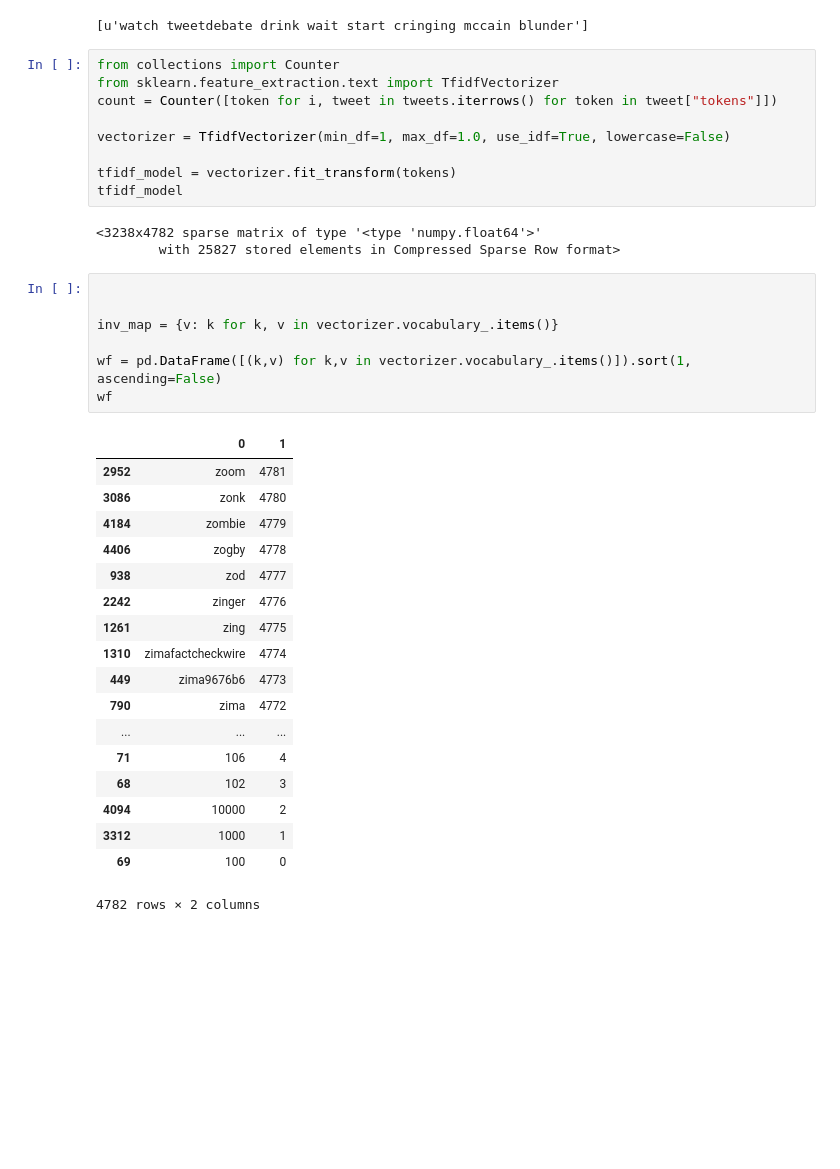
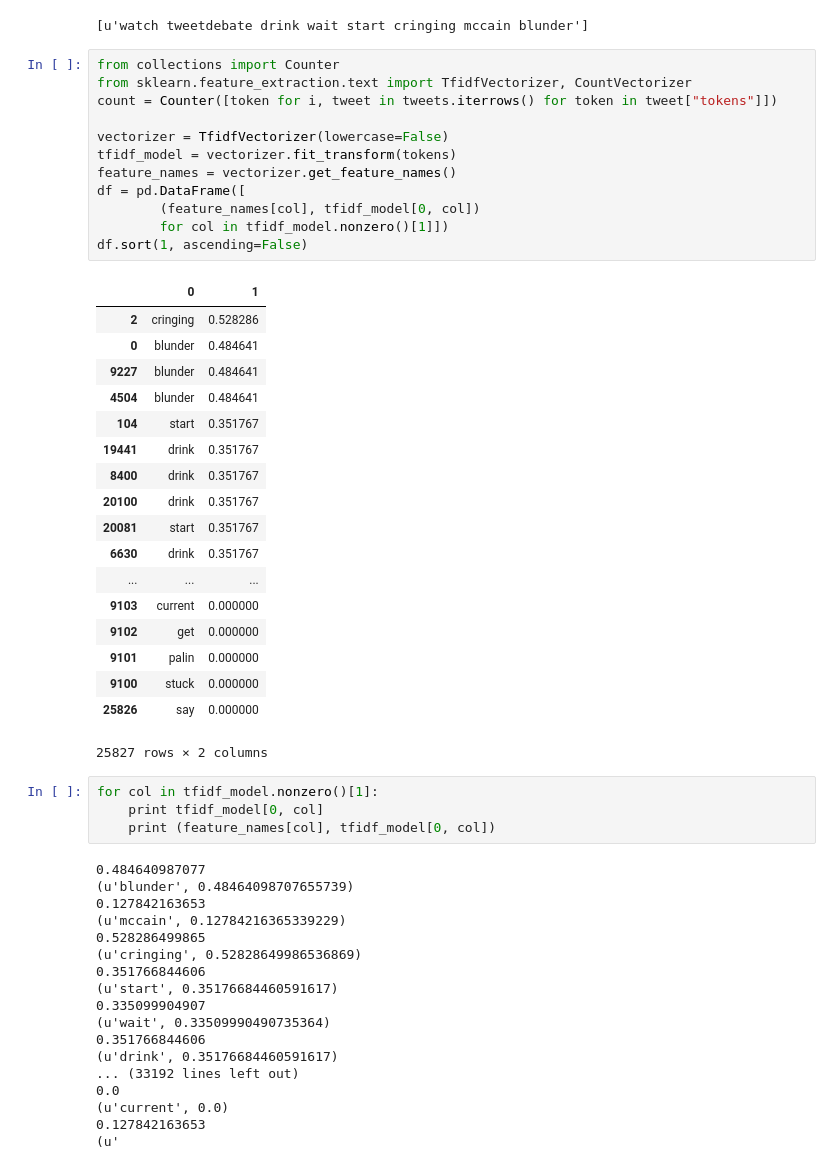
Before and after one commit to ralucacocioban/SentimentClassification, a Jupyter notebook: Sentiment.ipynb, the cells around one changed output. Cells and saved outputs as stored; diff of their text form; blank space fills up the shorter version.

```diff
--- a/Sentiment.ipynb
+++ b/Sentiment.ipynb
@@ -75,39 +75,54 @@ tokens[:1]
 [u'watch tweetdebate drink wait start cringing mccain blunder']
 # %%
 from collections import Counter
-from sklearn.feature_extraction.text import TfidfVectorizer
+from sklearn.feature_extraction.text import TfidfVectorizer, CountVectorizer
 count = Counter([token for i, tweet in tweets.iterrows() for token in tweet["tokens"]])
 
-vectorizer = TfidfVectorizer(min_df=1, max_df=1.0, use_idf=True, lowercase=False)
-
+vectorizer = TfidfVectorizer(lowercase=False)
 tfidf_model = vectorizer.fit_transform(tokens)
-tfidf_model
+feature_names = vectorizer.get_feature_names()
+df = pd.DataFrame([
+        (feature_names[col], tfidf_model[0, col])
+        for col in tfidf_model.nonzero()[1]])
+df.sort(1, ascending=False)
 # %% [output]
+|  | 0 | 1 |
+| 2 | cringing | 0.528286 |
+| 0 | blunder | 0.484641 |
+| 9227 | blunder | 0.484641 |
+| 4504 | blunder | 0.484641 |
+| 104 | start | 0.351767 |
+| 19441 | drink | 0.351767 |
+| 8400 | drink | 0.351767 |
+| 20100 | drink | 0.351767 |
+| 20081 | start | 0.351767 |
+| 6630 | drink | 0.351767 |
+| ... | ... | ... |
+| 9103 | current | 0.000000 |
+| 9102 | get | 0.000000 |
+| 9101 | palin | 0.000000 |
+| 9100 | stuck | 0.000000 |
+| 25826 | say | 0.000000 |
-<3238x4782 sparse matrix of type '<type 'numpy.float64'>'
-        with 25827 stored elements in Compressed Sparse Row format>
+25827 rows × 2 columns
-# %%
-
-
-inv_map = {v: k for k, v in vectorizer.vocabulary_.items()}
-
-wf = pd.DataFrame([(k,v) for k,v in vectorizer.vocabulary_.items()]).sort(1, ascending=False)
-wf
-# %% [output]
-|  | 0 | 1 |
-| 2952 | zoom | 4781 |
-| 3086 | zonk | 4780 |
-| 4184 | zombie | 4779 |
-| 4406 | zogby | 4778 |
-| 938 | zod | 4777 |
-| 2242 | zinger | 4776 |
-| 1261 | zing | 4775 |
-| 1310 | zimafactcheckwire | 4774 |
-| 449 | zima9676b6 | 4773 |
-| 790 | zima | 4772 |
-| ... | ... | ... |
-| 71 | 106 | 4 |
-| 68 | 102 | 3 |
-| 4094 | 10000 | 2 |
-| 3312 | 1000 | 1 |
-| 69 | 100 | 0 |
-4782 rows × 2 columns
+# %%
+for col in tfidf_model.nonzero()[1]:
+    print tfidf_model[0, col]
+    print (feature_names[col], tfidf_model[0, col])
+# %% [output]
+0.484640987077
+(u'blunder', 0.48464098707655739)
+0.127842163653
+(u'mccain', 0.12784216365339229)
+0.528286499865
+(u'cringing', 0.52828649986536869)
+0.351766844606
+(u'start', 0.35176684460591617)
+0.335099904907
+(u'wait', 0.33509990490735364)
+0.351766844606
+(u'drink', 0.35176684460591617)
+... (33192 lines left out)
+0.0
+(u'current', 0.0)
+0.127842163653
+(u'
```
Also changed, not shown: parts of 1 cell of this notebook, 4 other files.
